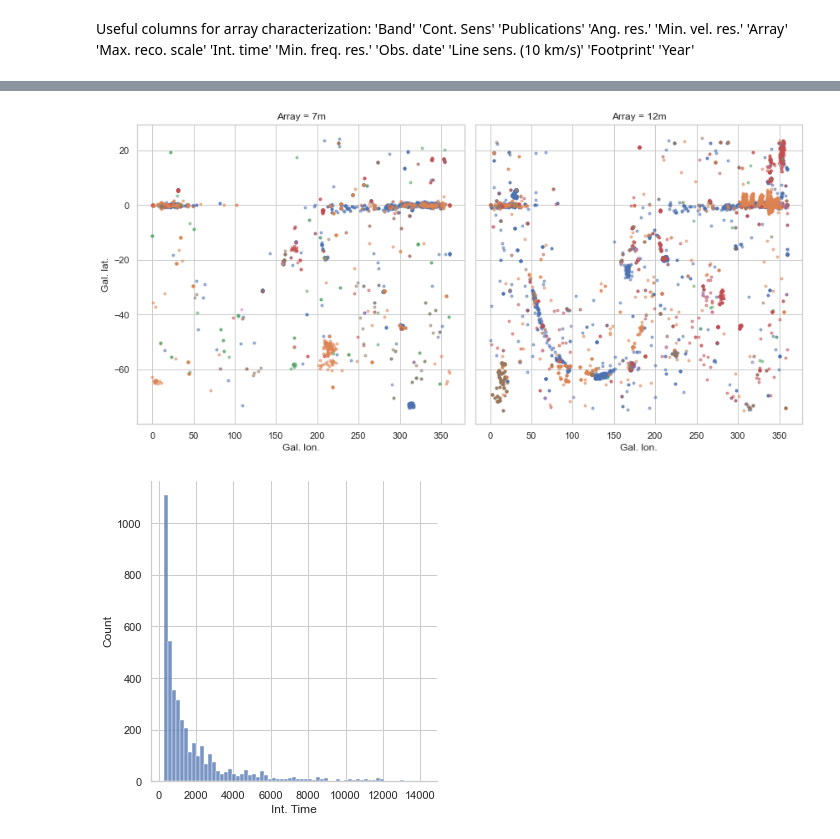
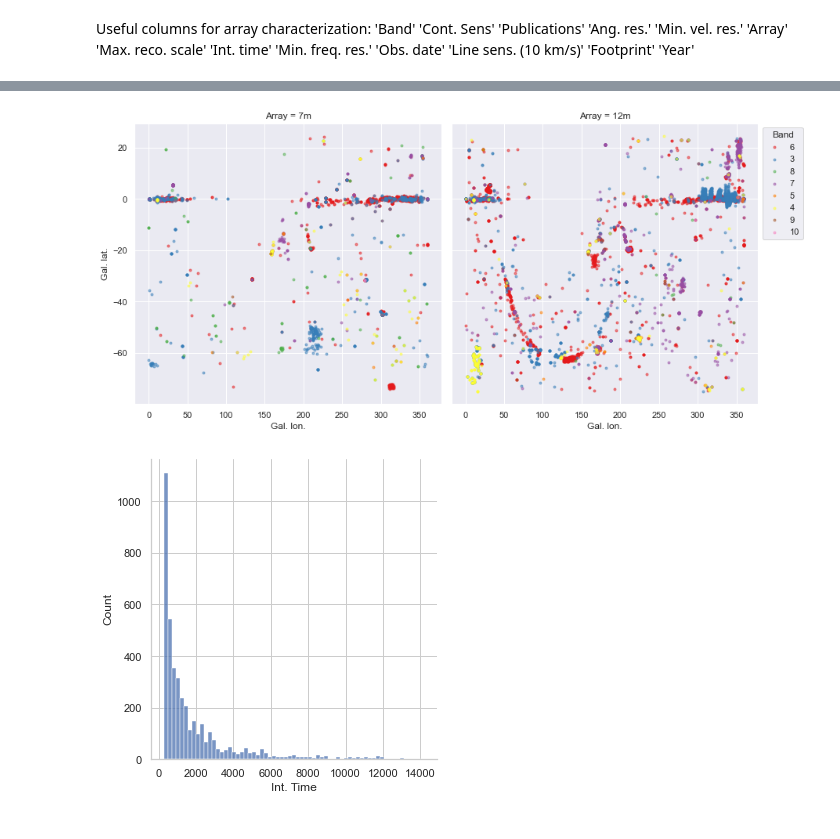
Before and after one commit to fbelmart/alma-archival, a Jupyter notebook: archive_visualizations.ipynb, the cells around one changed output, grey strips where cells are left out. Saved outputs shown, nothing was run; the diff lists cells and outputs as text; code cells hidden in the pictures.

```diff
--- a/archive_visualizations.ipynb
+++ b/archive_visualizations.ipynb
@@ -48,9 +59,13 @@ Useful columns for array characterization:
 'Line sens. (10 km/s)' 'Footprint' 'Year'
 # %%
 #lets play around with data from 2019
+sns.set_theme(style='darkgrid')
+
 data19=df[df['Year']=='2019']
 g = sns.FacetGrid(data19,col='Array',hue='Band',col_wrap=2, height=6,
-              sharex=False, sharey=True, despine=False)
+              sharex=False, sharey=True, despine=False,palette='Set1',col_order=['12m 7m','TP','7m','12m'])
 g.map(plt.scatter, "Gal. lon.", "Gal. lat.",alpha=0.5,marker='.')
+
+plt.legend(title='Band',bbox_to_anchor=(1,1))
 plt.show()
 # %% [output]
@@ -58,14 +73,15 @@ plt.show()
 # %%
-#zoom in on arrays 7m, 12m
+#zoom-in on arrays 7m, 12m
 flt19= multislice_df(data19,
               ['Array','Array','Gal. lat.','Gal. lat.'],
               ['!=','!=','>=','<='],
               ['12m 7m','TP',-75,25])
 g = sns.FacetGrid(flt19,col='Array',hue='Band',col_wrap=2, height=6,
-              sharex=False, sharey=True, despine=False)
+              sharex=False, sharey=True, despine=False,palette='Set1')
 g.map(plt.scatter, "Gal. lon.", "Gal. lat.",alpha=0.5,marker='.')
+plt.legend(title='Band',bbox_to_anchor=(1,1))
 plt.show()
 # %% [output]
-[figure, old version]
+[figure, new version]
 # %%
 #check the Int. Time distribution of OBs with  300 <= t <= 14400
```
Also changed, not shown: parts of 7 cells of this notebook.
